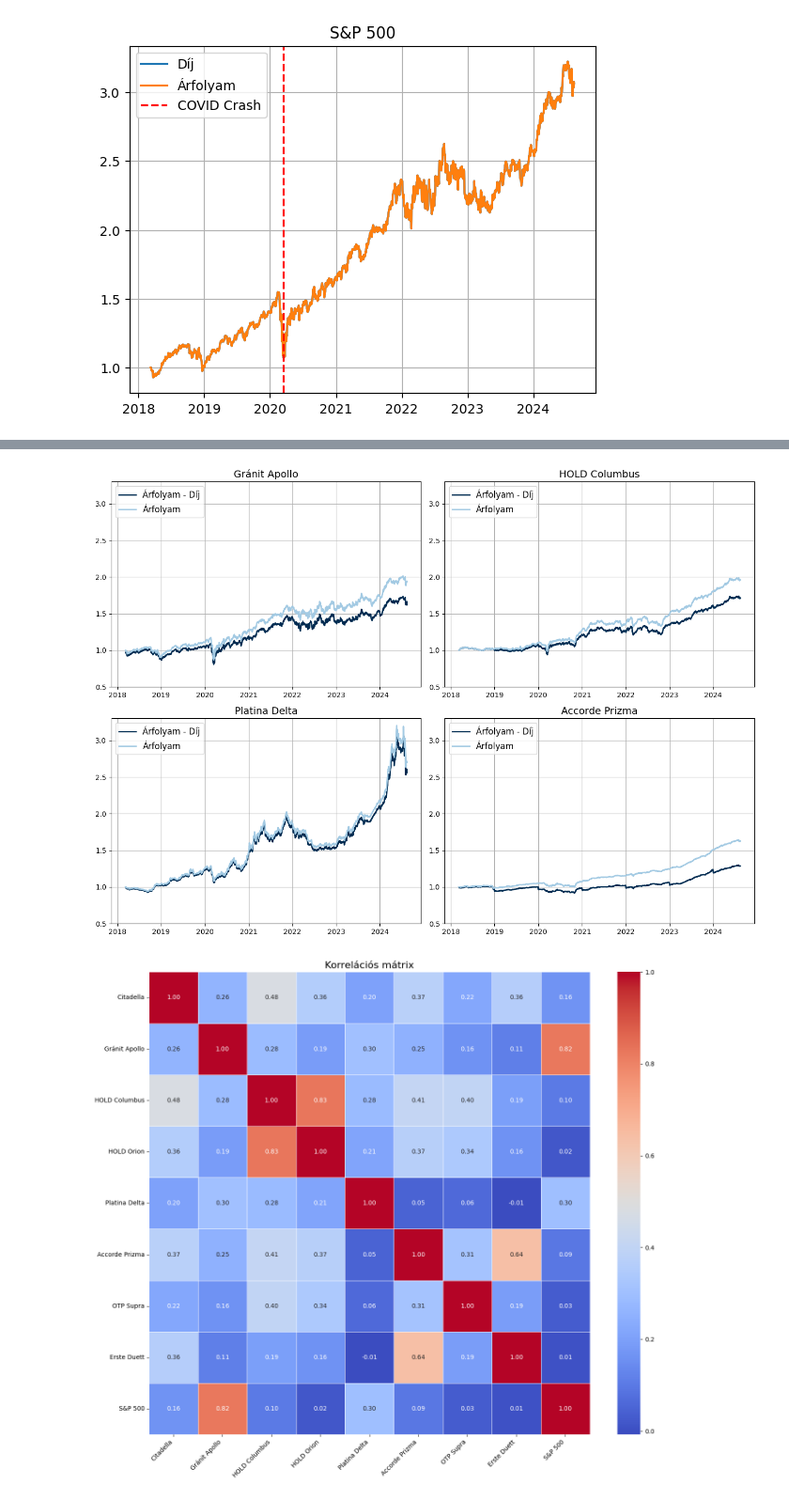
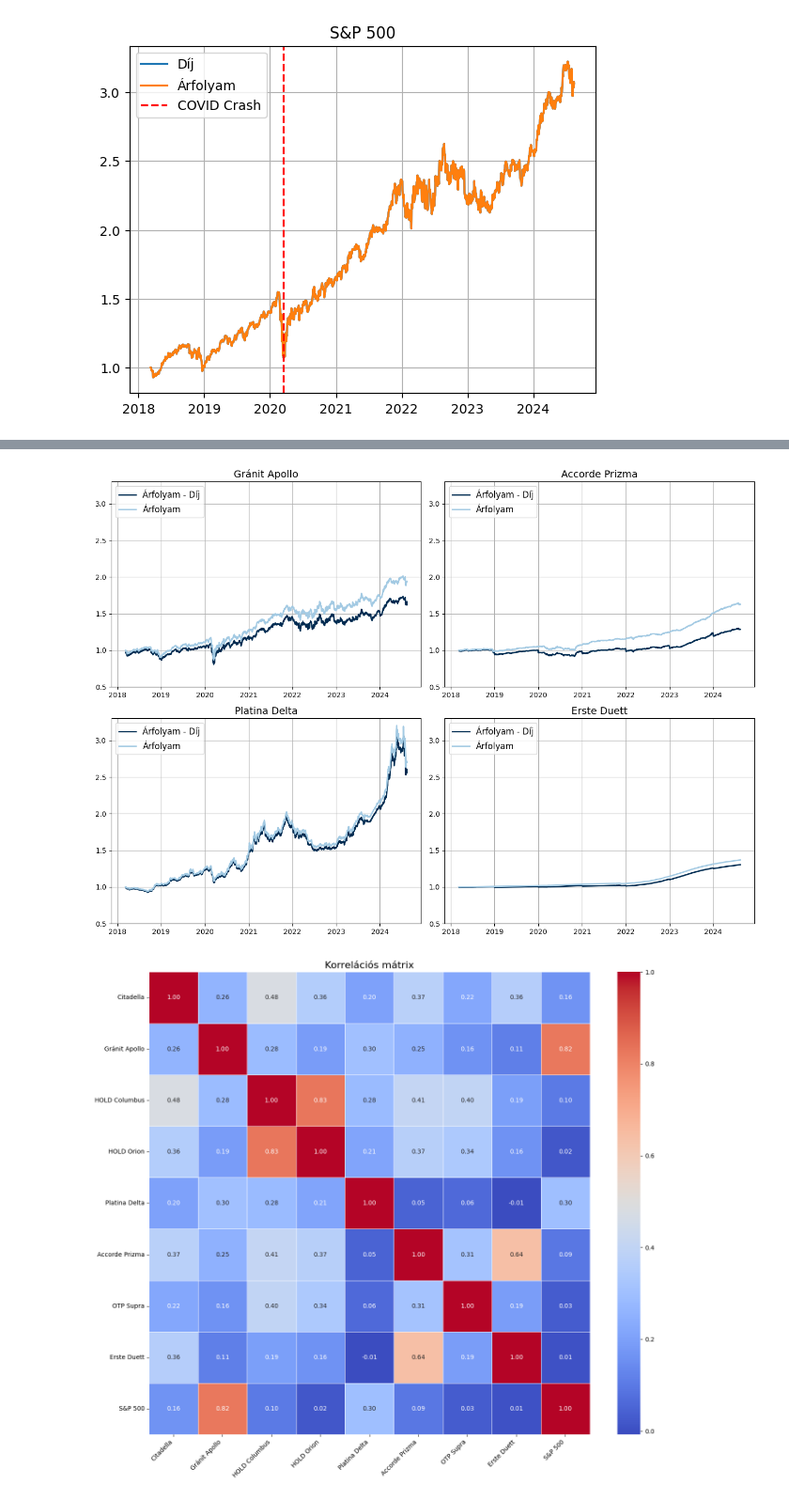
Before and after one commit to hakatiki/ETI-blog, a Jupyter notebook: content/blog/Befalapok/analysis-with-fees.ipynb, the cells around one changed output, grey strips where cells are left out. Shown at 94% size. Drawn from its saved outputs; the diff is of its cells as text; code cells hidden in the pictures.

```diff
--- a/content/blog/Befalapok/analysis-with-fees.ipynb
+++ b/content/blog/Befalapok/analysis-with-fees.ipynb
@@ -301,7 +301,7 @@ colors = {
 }
 fig, axs = plt.subplots(2, 2, figsize=(14, 10))
 axs = axs.flatten()
-for i, col in enumerate(['Citadella', 'OTP Supra', 'Erste Duett', 'HOLD Orion']):
+for i, col in enumerate(['Citadella', 'OTP Supra','HOLD Orion','HOLD Columbus' ]):
     axs[i].plot(pd.to_datetime(df_fee.index), df_fee[col], label='Árfolyam - Díj', color=colors["Navy"], linestyle='-', linewidth=2)
     axs[i].plot(pd.to_datetime(df.index), df[col], label='Árfolyam', color=colors["Blue-40%"], linestyle='-', linewidth=2)
     axs[i].set_title(col, fontsize=14)
@@ -321,21 +321,21 @@ plt.show()
 # %%
 fig, axs = plt.subplots(2, 2, figsize=(14, 10))
 axs = axs.flatten()
 
-for i, col in enumerate(['Gránit Apollo','HOLD Columbus',  'Platina Delta', 'Accorde Prizma', ]):
+for i, col in enumerate(['Gránit Apollo', 'Accorde Prizma','Platina Delta', 'Erste Duett']):
     axs[i].plot(pd.to_datetime(df_fee.index), df_fee[col], label='Árfolyam - Díj', color=colors["Navy"], linestyle='-', linewidth=2)
     axs[i].plot(pd.to_datetime(df.index), df[col], label='Árfolyam', color=colors["Blue-40%"], linestyle='-', linewidth=2)
     axs[i].set_title(col, fontsize=14)
     axs[i].legend(loc='upper left', fontsize=12)
 
     # Fix the y-axis resolution (optional: customize as needed)
     axs[i].set_ylim([0.5, 3.3])
     axs[i].grid(True)
 plt.tight_layout(rect=[0.05, 0.05, 1, 1])
 plt.savefig('../../../static/Befalapok/dijak_2.svg', format='svg')
 plt.show()
 # %% [output]
-[figure, old version]
+[figure, new version]
 # %%
 df = df_fee
 daily_returns = df.pct_change().dropna()
```
Also changed, not shown: parts of 1 cell of this notebook, 5 other files.
